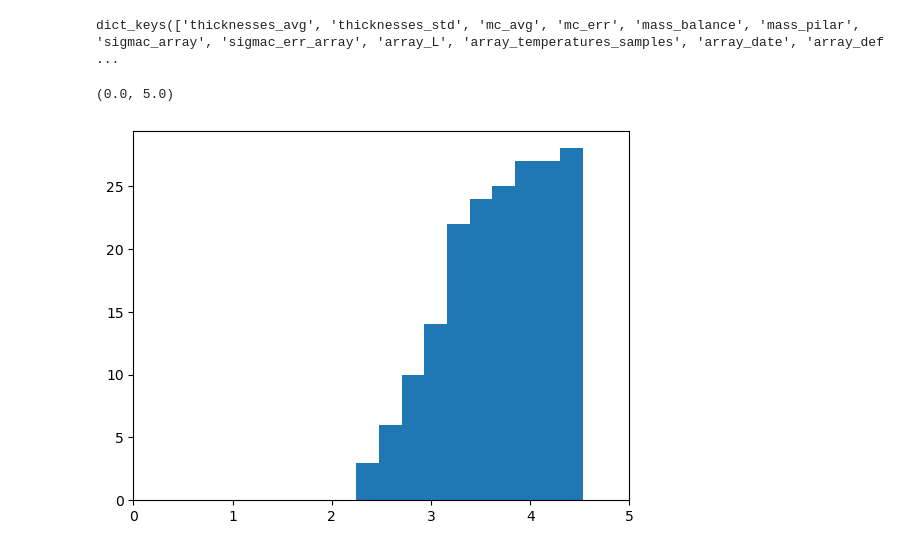
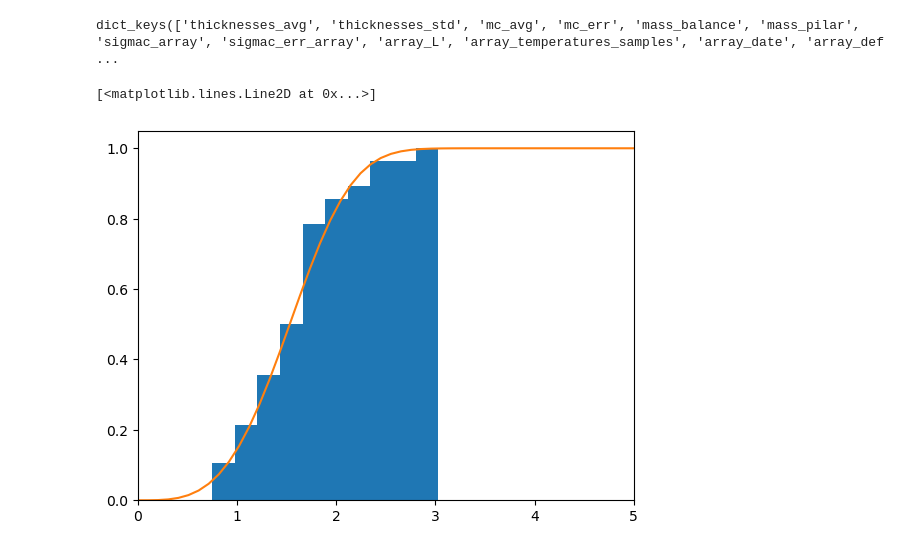
Before and after one commit to Turbotice/icewave, a Jupyter notebook: icewave/vasco/all_frac/compare_different_fracture_exp.ipynb, the cells around one changed output. Drawn from its saved outputs; the diff is of its cells as text; code cells hidden in the pictures.

```diff
--- a/icewave/vasco/all_frac/compare_different_fracture_exp.ipynb
+++ b/icewave/vasco/all_frac/compare_different_fracture_exp.ipynb
@@ -413,10 +512,15 @@ dict_results_BsAs.keys()
 # %% [output]
 dict_keys(['thicknesses_avg', 'thicknesses_std', 'mc_avg', 'mc_err', 'mass_balance', 'mass_pilar', 'sigmac_array', 'sigmac_err_array', 'array_L', 'array_temperatures_samples', 'array_date', 'array_def ...
 # %%
+def Weibull_cdf(x, x0=1, m=1):
+    return 1 - np.exp(-(x/x0)**m)
+
 mask = (dict_3pts_Gre25['Gre25_samples']['plot']==1) & (dict_3pts_Gre25['Gre25_samples']['Thickness']>2.5)
 plt.figure()
-plt.hist(dict_3pts_Gre25['Gre25_samples']['Critical_stress_MPa'][mask], cumulative=True)
+plt.hist(dict_3pts_Gre25['Gre25_samples']['Critical_stress_MPa'][mask] - 1.5, cumulative=True, density=True)
 plt.xlim(0,5)
+sigmavals = np.linspace(0,5)
+plt.plot(sigmavals, Weibull_cdf(sigmavals, x0=1.7, m=3.5))
 # %% [output]
-(0.0, 5.0)
+[<matplotlib.lines.Line2D at 0x...>]
-[figure, old version]
+[figure, new version]
```
Also changed, not shown: parts of 5 cells of this notebook, 1 other file.
